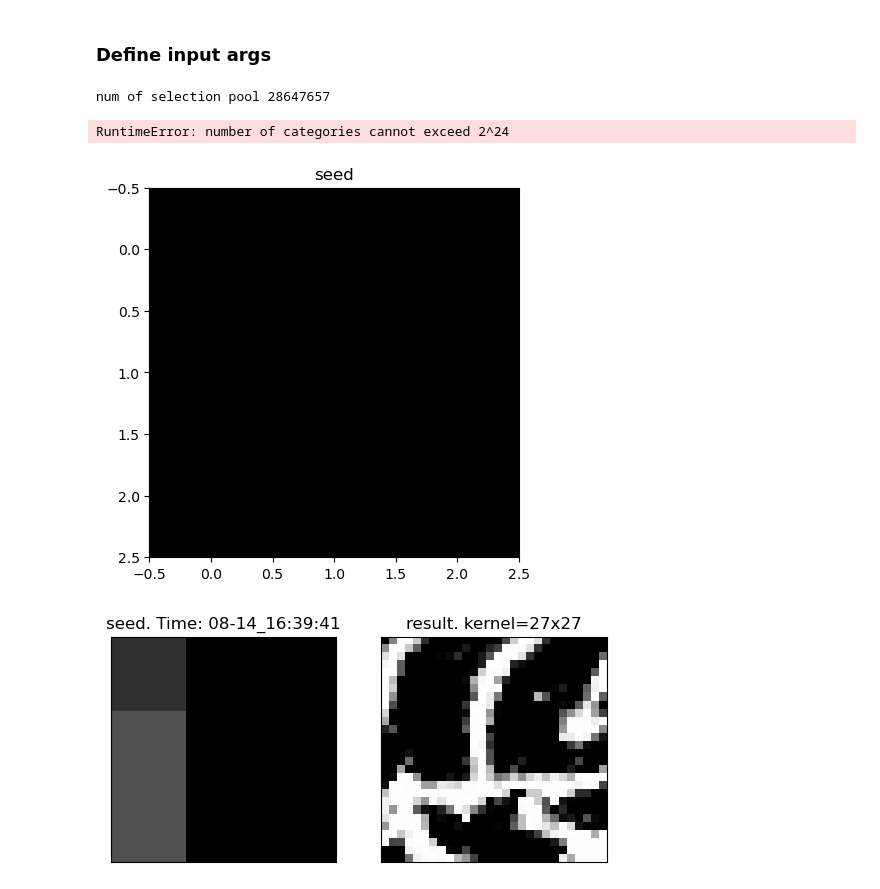
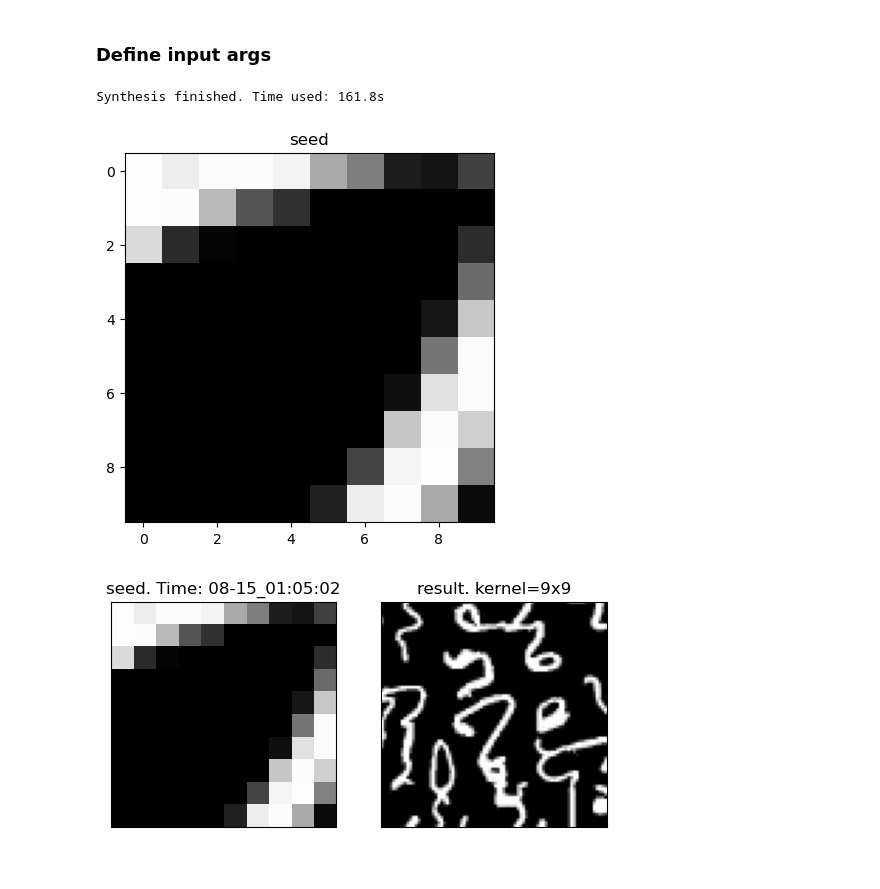
Before and after one commit to derek1909/TextureSynthesis, a Jupyter notebook: 4MNIST.ipynb, the cells around one changed output. Saved outputs shown, nothing was run; the diff lists cells and outputs as text; code cells hidden in the pictures.

Commit message:
Always select a seed from central (only to avoid purely black seed). Try generate MNIST on a 80x80 image

```diff
--- a/4MNIST.ipynb
+++ b/4MNIST.ipynb
@@ -30,20 +33,19 @@ training_images, training_labels = next(iter(train_loader))
 ### Define input args
 # %%
 import datetime
+from synthesis_mnist import *
 
-window_size=(28,28)         # Generated image size, (height,width)
-kernel_size=3                 # history window size
-visualize=False
+window_size=(80,80)         # Generated image size, (height,width)
+kernel_size=9               # history window size
+seed_size=10
 # %%
-
 synthesized_texture = synthesize_texture(sample=training_images,
                                             window_size=window_size,
                                             kernel_size=kernel_size,
-                                            visualize=visualize)
+                                            seed_size=seed_size)
 # %% [output]
-num of selection pool 28647657
+Synthesis finished. Time used: 161.8s
-RuntimeError: number of categories cannot exceed 2^24
-[figure, old version]
+[figure, new version]
 # %%
 current_time = datetime.datetime.now()
 formatted_time = current_time.strftime("%m-%d_%H:%M:%S")  # Format: month-day hour:minute
@@ -57,12 +59,12 @@ ax2.set_yticks([])
 
 # Place seed in center of window
 
-ph, pw = (window_size[0] // 2) - 1, (window_size[1] // 2) - 1
-original_seed = synthesized_texture[ph:ph+3, pw:pw+3]
+ph, pw = (window_size[0] - seed_size + 1) // 2, (window_size[1] - seed_size + 1) // 2
+original_seed = synthesized_texture[ph:ph+seed_size, pw:pw+seed_size]
 ax1.imshow(original_seed.to('cpu'), vmin=0, vmax=1, cmap='grey')
 ax1.set(title=f'seed. Time: {formatted_time}')
 ax1.set_xticks([])
 ax1.set_yticks([])
 fig.savefig(out_path)
 # %% [output]
-[figure, old version]
+[figure, new version]
```
Also changed, not shown: parts of 1 cell of this notebook, 6 other files.
